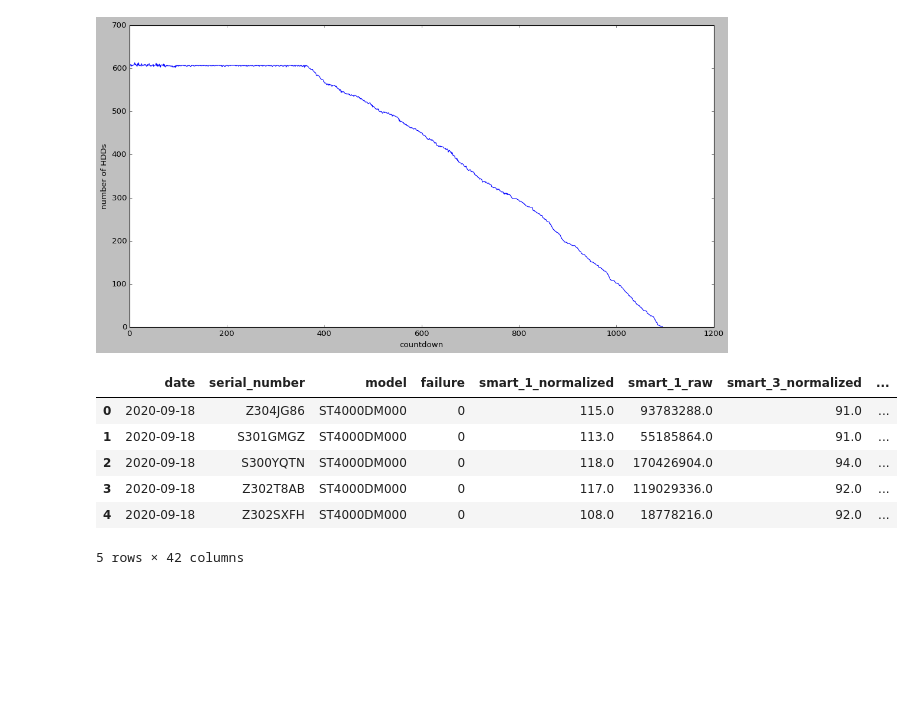
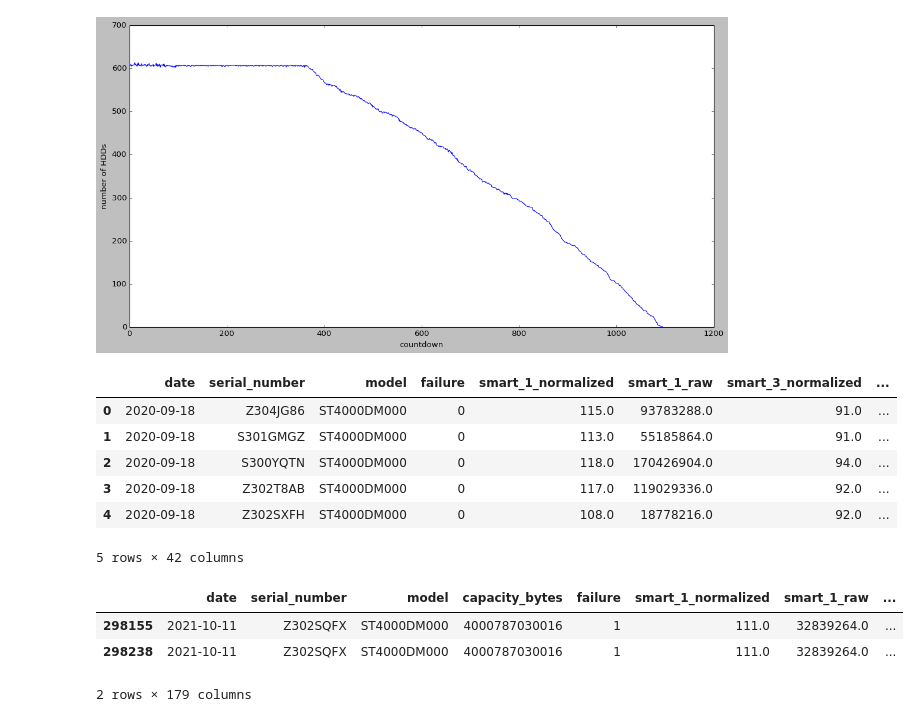
Before and after one commit to wcmphysics/DataScienceBootcamp-Capstone, a Jupyter notebook: notebooks/daniela_eda.ipynb, the cells around one changed output. Drawn from its saved outputs; the diff is of its cells as text; code cells hidden in the pictures; blank space fills up the shorter version.

```diff
--- a/notebooks/daniela_eda.ipynb
+++ b/notebooks/daniela_eda.ipynb
@@ -748,3 +769,10 @@ test_model_history.head()
 | 3 | 2020-09-18 | Z302T8AB | ST4000DM000 | 0 | 117.0 | 119029336.0 | 92.0 | ... |
 | 4 | 2020-09-18 | Z302SXFH | ST4000DM000 | 0 | 108.0 | 18778216.0 | 92.0 | ... |
 5 rows × 42 columns
+# %%
+test_model_history.query('serial_number == "Z302SQFX" and failure == 1')
+# %% [output]
+|  | date | serial_number | model | capacity_bytes | failure | smart_1_normalized | smart_1_raw | ... |
+| 298155 | 2021-10-11 | Z302SQFX | ST4000DM000 | 4000787030016 | 1 | 111.0 | 32839264.0 | ... |
+| 298238 | 2021-10-11 | Z302SQFX | ST4000DM000 | 4000787030016 | 1 | 111.0 | 32839264.0 | ... |
+2 rows × 179 columns
```
Also changed, not shown: parts of 16 cells of this notebook, 1 other file.
